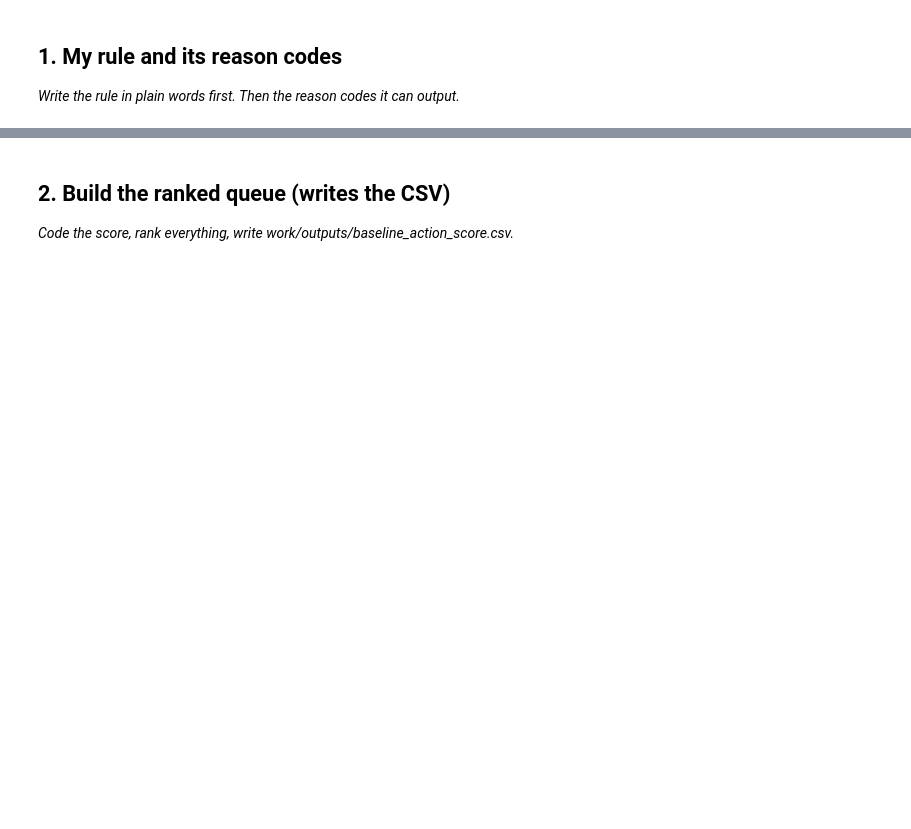
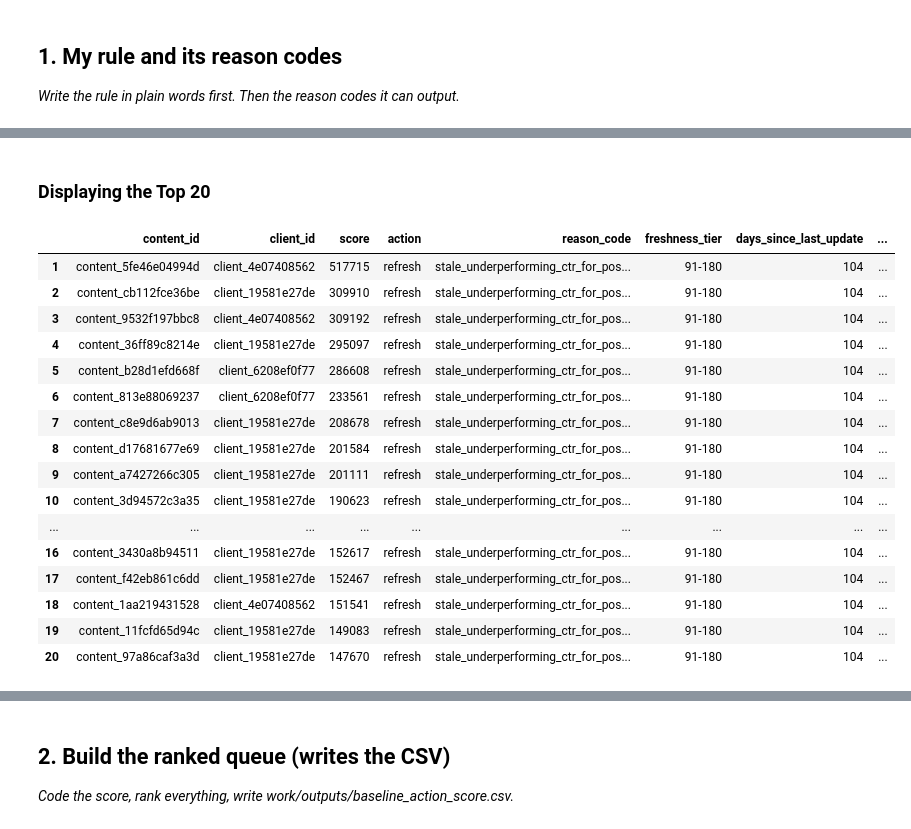
Before and after one commit to ghayoorahmed7/flyrank_ml_intership, a Jupyter notebook: work/notebooks/w04_baseline_score.ipynb, the cells around one changed output, grey strips where cells are left out. Saved outputs shown, nothing was run; the diff lists cells and outputs as text; code cells hidden in the pictures; blank space fills up the shorter version.

```diff
--- a/work/notebooks/w04_baseline_score.ipynb
+++ b/work/notebooks/w04_baseline_score.ipynb
@@ -15,0 +97,20 @@ This skeleton is yours to fill. Work the sections **in order** — each one has
+# %%
+expected_ctr_by_tier = has_pos.groupby('position_tier')['ctr'].mean()
+
+work = df.copy()
+work['has_position_data'] = work['avg_position'] > 0
+work['expected_ctr_for_tier'] = work['position_tier'].map(expected_ctr_by_tier)
+work['underperform_ratio'] = (work['ctr'] / work['expected_ctr_for_tier']).round(3)
+
+is_stale = work['freshness_tier'].isin(['91-180', '181+'])
+is_visible = work['impressions_90d'] >= 500
+is_underperforming = work['underperform_ratio'] < 0.5
+is_flagged = is_stale & is_visible & is_underperforming & work['has_position_data']
+
+work['reason_code'] = 'stale_underperforming_ctr_for_position'
+work['score'] = 0
+work.loc[is_flagged, 'score'] = work.loc[is_flagged, 'impressions_90d']
+work['action'] = np.where(work['score'] > 0, 'refresh', 'no_action')
+
+print("flagged:", int(is_flagged.sum()), "of", len(work), f"({is_flagged.mean():.1%})")
+work[['action', 'reason_code']].value_counts()
@@ -15,0 +124,13 @@ This skeleton is yours to fill. Work the sections **in order** — each one has
+# %%
+queue = work.sort_values('score', ascending=False).reset_index(drop=True)
+
+output_cols = ['content_id', 'client_id', 'score', 'action', 'reason_code',
+               'freshness_tier', 'days_since_last_update', 'impressions_90d', 'clicks_90d',
+               'ctr', 'expected_ctr_for_tier', 'underperform_ratio', 'avg_position',
+               'position_tier', 'search_volume']
+
+import os
+os.makedirs('work/outputs', exist_ok=True)
+queue[output_cols].to_csv('work/outputs/baseline_action_score.csv', index=False)
+print("wrote work/outputs/baseline_action_score.csv —", len(queue), "rows")
+queue[output_cols].head(3)
@@ -15,0 +143,24 @@ This skeleton is yours to fill. Work the sections **in order** — each one has
+# %% [markdown]
+### Displaying the Top 20
+# %%
+top20 = queue[output_cols].head(20).reset_index(drop=True)
+top20.index = top20.index + 1
+top20
+# %% [output]
+|  | content_id | client_id | score | action | reason_code | freshness_tier | days_since_last_update | ... |
+| 1 | content_5fe46e04994d | client_4e07408562 | 517715 | refresh | stale_underperforming_ctr_for_pos... | 91-180 | 104 | ... |
+| 2 | content_cb112fce36be | client_19581e27de | 309910 | refresh | stale_underperforming_ctr_for_pos... | 91-180 | 104 | ... |
+| 3 | content_9532f197bbc8 | client_4e07408562 | 309192 | refresh | stale_underperforming_ctr_for_pos... | 91-180 | 104 | ... |
+| 4 | content_36ff89c8214e | client_19581e27de | 295097 | refresh | stale_underperforming_ctr_for_pos... | 91-180 | 104 | ... |
+| 5 | content_b28d1efd668f | client_6208ef0f77 | 286608 | refresh | stale_underperforming_ctr_for_pos... | 91-180 | 104 | ... |
+| 6 | content_813e88069237 | client_6208ef0f77 | 233561 | refresh | stale_underperforming_ctr_for_pos... | 91-180 | 104 | ... |
+| 7 | content_c8e9d6ab9013 | client_19581e27de | 208678 | refresh | stale_underperforming_ctr_for_pos... | 91-180 | 104 | ... |
+| 8 | content_d17681677e69 | client_19581e27de | 201584 | refresh | stale_underperforming_ctr_for_pos... | 91-180 | 104 | ... |
+| 9 | content_a7427266c305 | client_19581e27de | 201111 | refresh | stale_underperforming_ctr_for_pos... | 91-180 | 104 | ... |
+| 10 | content_3d94572c3a35 | client_19581e27de | 190623 | refresh | stale_underperforming_ctr_for_pos... | 91-180 | 104 | ... |
+| ... | ... | ... | ... | ... | ... | ... | ... | ... |
+| 16 | content_3430a8b94511 | client_19581e27de | 152617 | refresh | stale_underperforming_ctr_for_pos... | 91-180 | 104 | ... |
+| 17 | content_f42eb861c6dd | client_19581e27de | 152467 | refresh | stale_underperforming_ctr_for_pos... | 91-180 | 104 | ... |
+| 18 | content_1aa219431528 | client_4e07408562 | 151541 | refresh | stale_underperforming_ctr_for_pos... | 91-180 | 104 | ... |
+| 19 | content_11fcfd65d94c | client_19581e27de | 149083 | refresh | stale_underperforming_ctr_for_pos... | 91-180 | 104 | ... |
+| 20 | content_97a86caf3a3d | client_19581e27de | 147670 | refresh | stale_underperforming_ctr_for_pos... | 91-180 | 104 | ... |
```
Also changed, not shown: parts of 25 cells of this notebook.
